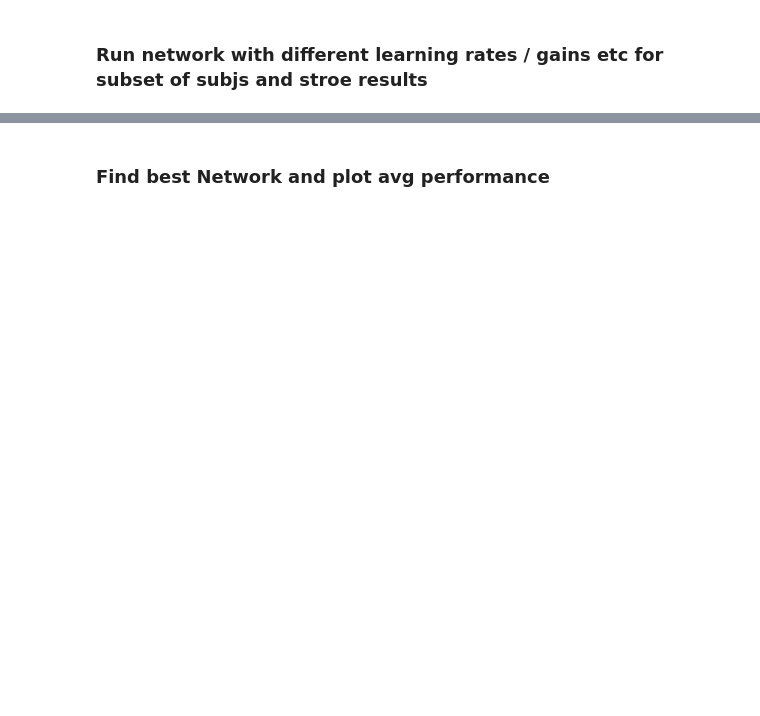
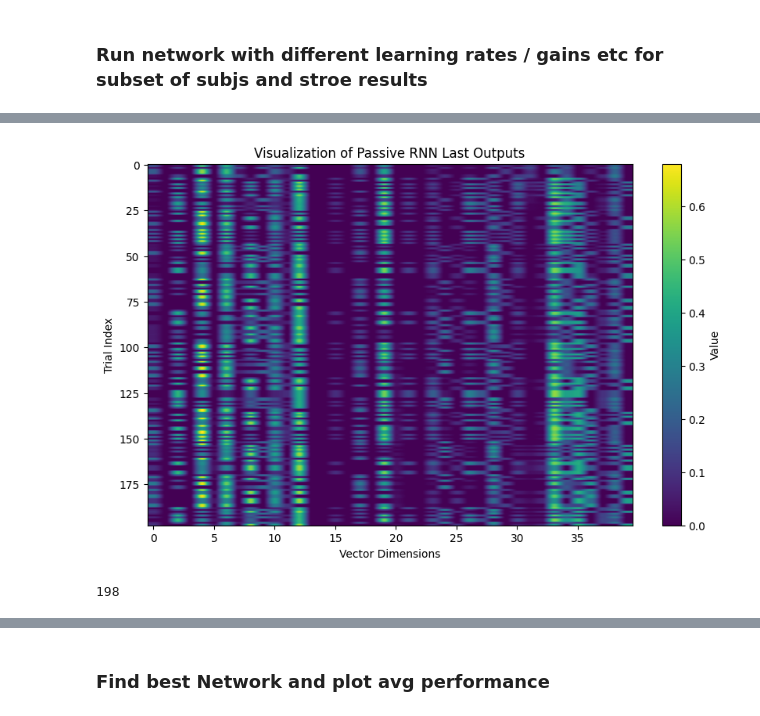
Before and after one commit to theoschaefer/orthoreplay, a Jupyter notebook: nico_models/nico_network_notebook.ipynb, the cells around one changed output, grey strips where cells are left out. Drawn from its saved outputs; the diff is of its cells as text; code cells hidden in the pictures; blank space fills up the shorter version.

Commit message:
updated input / output scripts

```diff
--- a/nico_models/nico_network_notebook.ipynb
+++ b/nico_models/nico_network_notebook.ipynb
@@ -119,11 +146,16 @@ output_dim = 1
 batch_size = 1
 n_steps = 2
 input_dim = 10
-n_trials = 256
+n_trials = 462 # 256 when only using active trials
+n_passive_trials = 198
 n_subj = len(subjs)
 hidden_fan_factor = 4
 hidden_rnn_dim = input_dim*hidden_fan_factor
 hidden_fc_dim = input_dim*hidden_fan_factor
+stepidx = np.array([
+    [0, 1, 2, 3, 4, 5, 6, 7, 8, 9],  # First row
+    [0, 1, 2, 3, 10, 11, 12, 13, 14, 15]  # Second row
+])
 # %% [markdown]
 ### Define Network class (determines architecture)
 # %%
@@ -197,0 +310,26 @@ cstep = 1
+# %%
+sub = subjs[3]
+inputs, active_inputs, passive_inputs, targets, active_targets, passive_targets, states, isPassive, block, passive_type = prepare_data(csub, csvpath, isRecurrent=True)
+
+# Extract the first four indices and indices 8-12 from each block
+
+
+    #latepost_sort = np.argsort(np.argsort(cstates_latepre[latepre_sort])[np.argsort(cstates_latepost)]).astype(int)
+
+
+    #print('** orig')
+    #print(cstates_latepre)
+    #print(' idx' + str(latepreidx))
+    #print(cstates_latepost)
+    #print(' idx' + str(latepostidx))
+    #print('** sorting')
+    #print(states[latepre_sort])
+    #print(' idx' + str(latepre_sort))
+    #print(states[latepost_sort])
+    #print(' idx' + str(latepost_sort))
+    #print(cstates_earlypost[earlypost_sort] + ' idx' + earlypost_sort)
+
+
+
+    #print(check_pre)
+    #print(check_post)
@@ -288,0 +340,13 @@ RuntimeError: input.size(-1) must be equal to input_size. Expected 10, got 2
+# %%
+plt.figure(figsize=(10, 6))
+plt.imshow(passive_rnn_last_outs[:, :, 0, 1, 1, 0], aspect='auto', cmap='viridis')
+plt.colorbar(label='Value')
+plt.xlabel('Vector Dimensions')
+plt.ylabel('Trial Index')
+plt.title('Visualization of Passive RNN Last Outputs')
+plt.show()
+passive_index
+sum(isPassive==1)
+# %% [output]
+[figure, added]
+198
```
Also changed, not shown: parts of 8 cells of this notebook, 2 other files.
